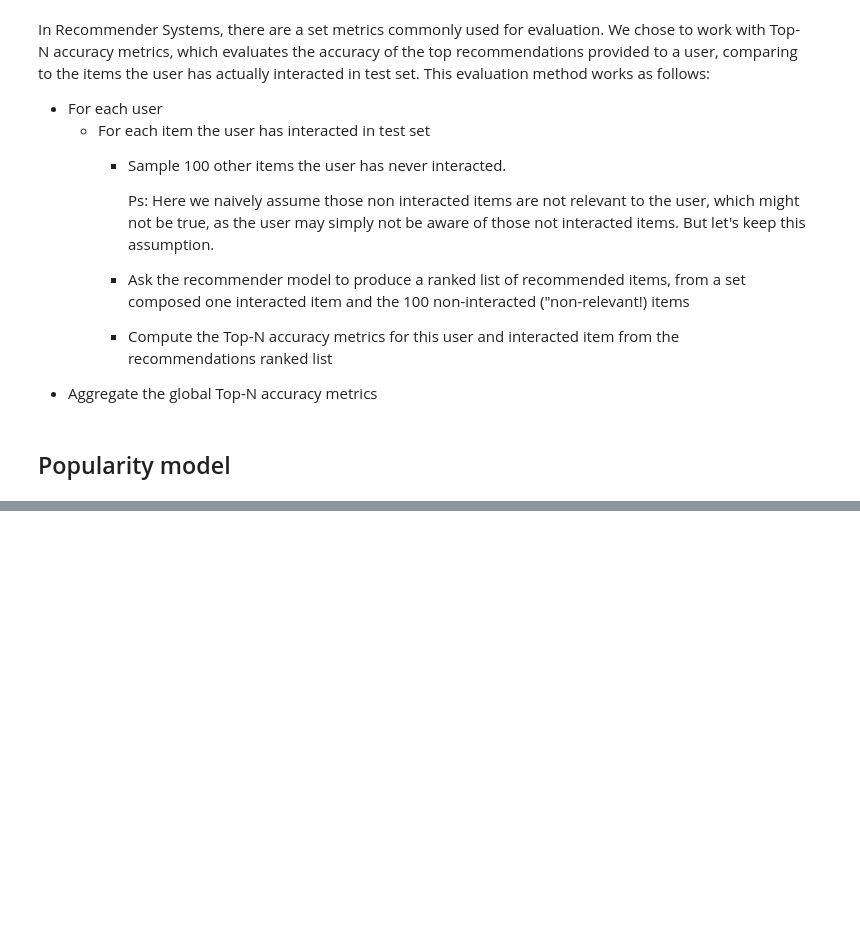
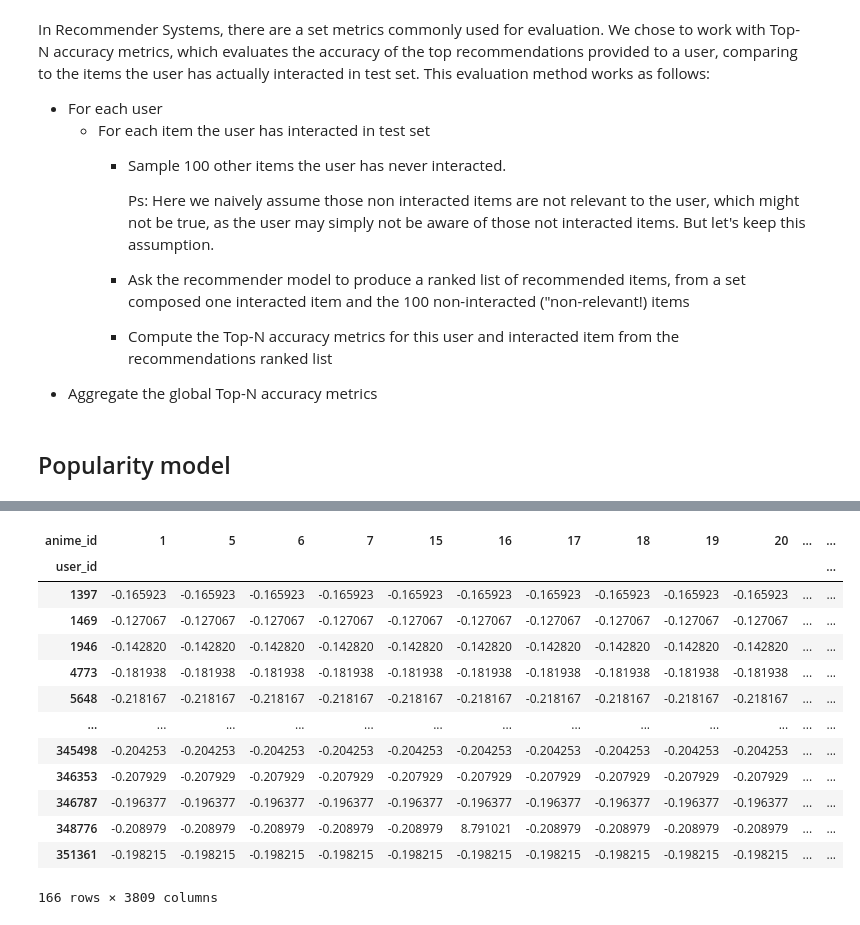
Before and after one commit to JoaoRodrigo99/AI---DM-ML, a Jupyter notebook: JR/anime_ratings__RS_101.ipynb, the cells around one changed output, grey strips where cells are left out. Saved outputs shown, nothing was run; the diff lists cells and outputs as text; code cells hidden in the pictures; blank space fills up the shorter version.

Commit message:
Added user-based Collabortive filtering. Tried changing the sample of dataset used to increase watched animes on test set

```diff
--- a/JR/anime_ratings__RS_101.ipynb
+++ b/JR/anime_ratings__RS_101.ipynb
@@ -46,4 +166,4 @@ df["anime_id"].value_counts()
 # %%
 # Filter out users with less than 150 ratings and animes with less than 3500 ratings
-df = df.groupby("user_id").filter(lambda x: len(x) > 150) # 310059
-df = df.groupby("anime_id").filter(lambda x: len(x) > 6000) # 16872
+df_sample_anime = df_sample.groupby("anime_id").filter(lambda x: len(x) > 100) # 16872
+df_sample_anime
@@ -49,0 +184,3 @@ df = df.groupby("anime_id").filter(lambda x: len(x) > 6000) # 16872
+# %%
+df_sample_users = df_sample_anime.groupby("user_id").filter(lambda x: len(x) > 100) # 310059
+df_sample_users
@@ -68,3 +233,5 @@ df_sample # 34622 entries seems more logical for first runs so we can re-run fas
+# %%
+df_sample = df_sample_users
 # %% [markdown]
 # Evaluation
 Divide df into training and test set (80 - 20)
@@ -248,0 +450,5 @@ pop_detailed_results_df.head(10)
+# %%
+# User-item matrix (users as rows, anime as columns)
+# print(train_df)
+user_anime_df = train_df.pivot(index='user_id', columns='anime_id', values='rating').fillna(0)
+user_anime_df.head()
@@ -248,0 +591,22 @@ pop_detailed_results_df.head(10)
+# %%
+# Making anime-user matrix with predicted user ratings
+user_anime_df
+# Compute the Pearson correlation between users
+user_item_matrix = user_anime_df.subtract(user_anime_df.mean(axis=1), axis='rows')
+user_item_matrix
+# user_corr = user_item_matrix.T.corr()
+# %% [output]
+| anime_id | 1 | 5 | 6 | 7 | 15 | 16 | 17 | 18 | 19 | 20 | ... | ... |
+| user_id |  |  |  |  |  |  |  |  |  |  |  | ... |
+| 1397 | -0.165923 | -0.165923 | -0.165923 | -0.165923 | -0.165923 | -0.165923 | -0.165923 | -0.165923 | -0.165923 | -0.165923 | ... | ... |
+| 1469 | -0.127067 | -0.127067 | -0.127067 | -0.127067 | -0.127067 | -0.127067 | -0.127067 | -0.127067 | -0.127067 | -0.127067 | ... | ... |
+| 1946 | -0.142820 | -0.142820 | -0.142820 | -0.142820 | -0.142820 | -0.142820 | -0.142820 | -0.142820 | -0.142820 | -0.142820 | ... | ... |
+| 4773 | -0.181938 | -0.181938 | -0.181938 | -0.181938 | -0.181938 | -0.181938 | -0.181938 | -0.181938 | -0.181938 | -0.181938 | ... | ... |
+| 5648 | -0.218167 | -0.218167 | -0.218167 | -0.218167 | -0.218167 | -0.218167 | -0.218167 | -0.218167 | -0.218167 | -0.218167 | ... | ... |
+| ... | ... | ... | ... | ... | ... | ... | ... | ... | ... | ... | ... | ... |
+| 345498 | -0.204253 | -0.204253 | -0.204253 | -0.204253 | -0.204253 | -0.204253 | -0.204253 | -0.204253 | -0.204253 | -0.204253 | ... | ... |
+| 346353 | -0.207929 | -0.207929 | -0.207929 | -0.207929 | -0.207929 | -0.207929 | -0.207929 | -0.207929 | -0.207929 | -0.207929 | ... | ... |
+| 346787 | -0.196377 | -0.196377 | -0.196377 | -0.196377 | -0.196377 | -0.196377 | -0.196377 | -0.196377 | -0.196377 | -0.196377 | ... | ... |
+| 348776 | -0.208979 | -0.208979 | -0.208979 | -0.208979 | -0.208979 | 8.791021 | -0.208979 | -0.208979 | -0.208979 | -0.208979 | ... | ... |
+| 351361 | -0.198215 | -0.198215 | -0.198215 | -0.198215 | -0.198215 | -0.198215 | -0.198215 | -0.198215 | -0.198215 | -0.198215 | ... | ... |
+166 rows × 3809 columns
```
Also changed, not shown: parts of 30 cells of this notebook, 1 other file.
